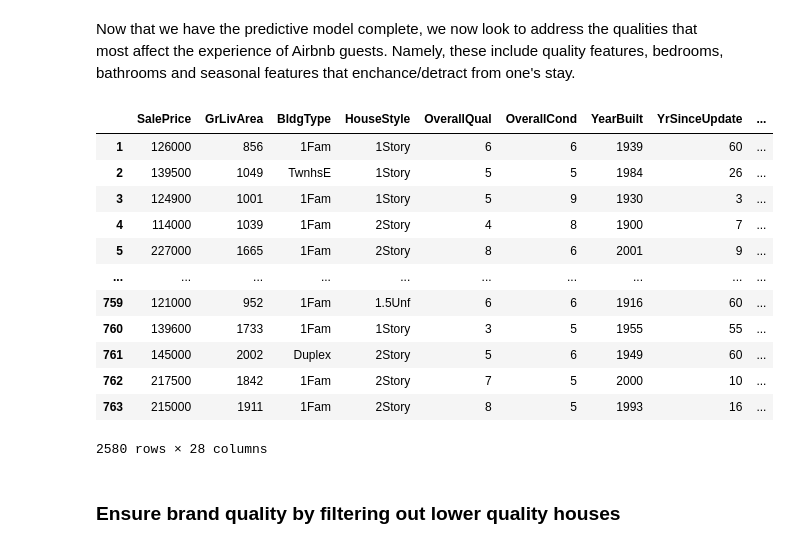
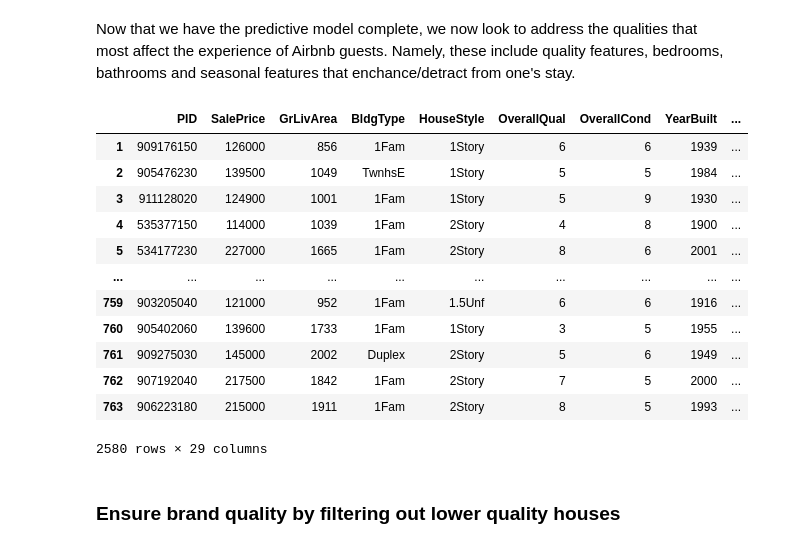
Before and after one commit to DarishSakeesing/housing-price-prediction, a Jupyter notebook: DouglasPizac/AirBnb_descriptive.ipynb, the cells around one changed output. Cells and saved outputs as stored; diff of their text form; code cells hidden in the pictures.

```diff
--- a/DouglasPizac/AirBnb_descriptive.ipynb
+++ b/DouglasPizac/AirBnb_descriptive.ipynb
@@ -9,9 +9,6 @@ import numpy as np
 import matplotlib.pyplot as plt
 import seaborn as sns
 prices = pd.read_csv('../../data/Ames_Housing_Price_Data.csv',index_col = 0)
-# %%
-#Creating a price per square foot column to help with feature engineering
-prices['Price_sqft'] = prices['SalePrice']/prices['GrLivArea']
 # %%
 #Engineering new features relevant to Airbnb experience
 prices['YrSinceUpdate'] = 2010-prices['YearRemodAdd']
@@ -20,27 +17,27 @@ prices['Total_FullBaths'] = prices['BsmtFullBath'] + prices['FullBath']
 prices['Total_HalfBaths'] = prices['BsmtHalfBath'] + prices['HalfBath']
 prices.drop(['BsmtFullBath','FullBath','BsmtHalfBath','HalfBath'],axis = 1, inplace = True)
 # %%
-airbnb_cols = ['SalePrice','GrLivArea','BldgType','HouseStyle','OverallQual','OverallCond',
+airbnb_cols = ['PID','SalePrice','GrLivArea','BldgType','HouseStyle','OverallQual','OverallCond',
               'YearBuilt','YrSinceUpdate','ExterQual','ExterCond','BsmtQual','BsmtCond','BsmtFinType1',
               'BsmtFinType2','HeatingQC','CentralAir','Total_FullBaths','Total_HalfBaths','FireplaceQu',
-               'Neighborhood',
-              'BedroomAbvGr','KitchenQual','GarageQual','GarageCond','PoolQC','Fence','MiscFeature','Functional']
+              'BedroomAbvGr','KitchenQual','GarageQual','GarageCond',
+               'PoolQC','Fence','MiscFeature','Functional',"Neighborhood"]
 prices = prices[airbnb_cols]
 prices
 # %% [output]
-|  | SalePrice | GrLivArea | BldgType | HouseStyle | OverallQual | OverallCond | YearBuilt | YrSinceUpdate | ... |
-| 1 | 126000 | 856 | 1Fam | 1Story | 6 | 6 | 1939 | 60 | ... |
-| 2 | 139500 | 1049 | TwnhsE | 1Story | 5 | 5 | 1984 | 26 | ... |
-| 3 | 124900 | 1001 | 1Fam | 1Story | 5 | 9 | 1930 | 3 | ... |
-| 4 | 114000 | 1039 | 1Fam | 2Story | 4 | 8 | 1900 | 7 | ... |
-| 5 | 227000 | 1665 | 1Fam | 2Story | 8 | 6 | 2001 | 9 | ... |
+|  | PID | SalePrice | GrLivArea | BldgType | HouseStyle | OverallQual | OverallCond | YearBuilt | ... |
+| 1 | 909176150 | 126000 | 856 | 1Fam | 1Story | 6 | 6 | 1939 | ... |
+| 2 | 905476230 | 139500 | 1049 | TwnhsE | 1Story | 5 | 5 | 1984 | ... |
+| 3 | 911128020 | 124900 | 1001 | 1Fam | 1Story | 5 | 9 | 1930 | ... |
+| 4 | 535377150 | 114000 | 1039 | 1Fam | 2Story | 4 | 8 | 1900 | ... |
+| 5 | 534177230 | 227000 | 1665 | 1Fam | 2Story | 8 | 6 | 2001 | ... |
 | ... | ... | ... | ... | ... | ... | ... | ... | ... | ... |
-| 759 | 121000 | 952 | 1Fam | 1.5Unf | 6 | 6 | 1916 | 60 | ... |
-| 760 | 139600 | 1733 | 1Fam | 1Story | 3 | 5 | 1955 | 55 | ... |
-| 761 | 145000 | 2002 | Duplex | 2Story | 5 | 6 | 1949 | 60 | ... |
-| 762 | 217500 | 1842 | 1Fam | 2Story | 7 | 5 | 2000 | 10 | ... |
-| 763 | 215000 | 1911 | 1Fam | 2Story | 8 | 5 | 1993 | 16 | ... |
+| 759 | 903205040 | 121000 | 952 | 1Fam | 1.5Unf | 6 | 6 | 1916 | ... |
+| 760 | 905402060 | 139600 | 1733 | 1Fam | 1Story | 3 | 5 | 1955 | ... |
+| 761 | 909275030 | 145000 | 2002 | Duplex | 2Story | 5 | 6 | 1949 | ... |
+| 762 | 907192040 | 217500 | 1842 | 1Fam | 2Story | 7 | 5 | 2000 | ... |
+| 763 | 906223180 | 215000 | 1911 | 1Fam | 2Story | 8 | 5 | 1993 | ... |
-2580 rows × 28 columns
+2580 rows × 29 columns
 # %% [markdown]
 ### Ensure brand quality by filtering out lower quality houses
 # %%
```
Also changed, not shown: parts of 27 cells of this notebook.
